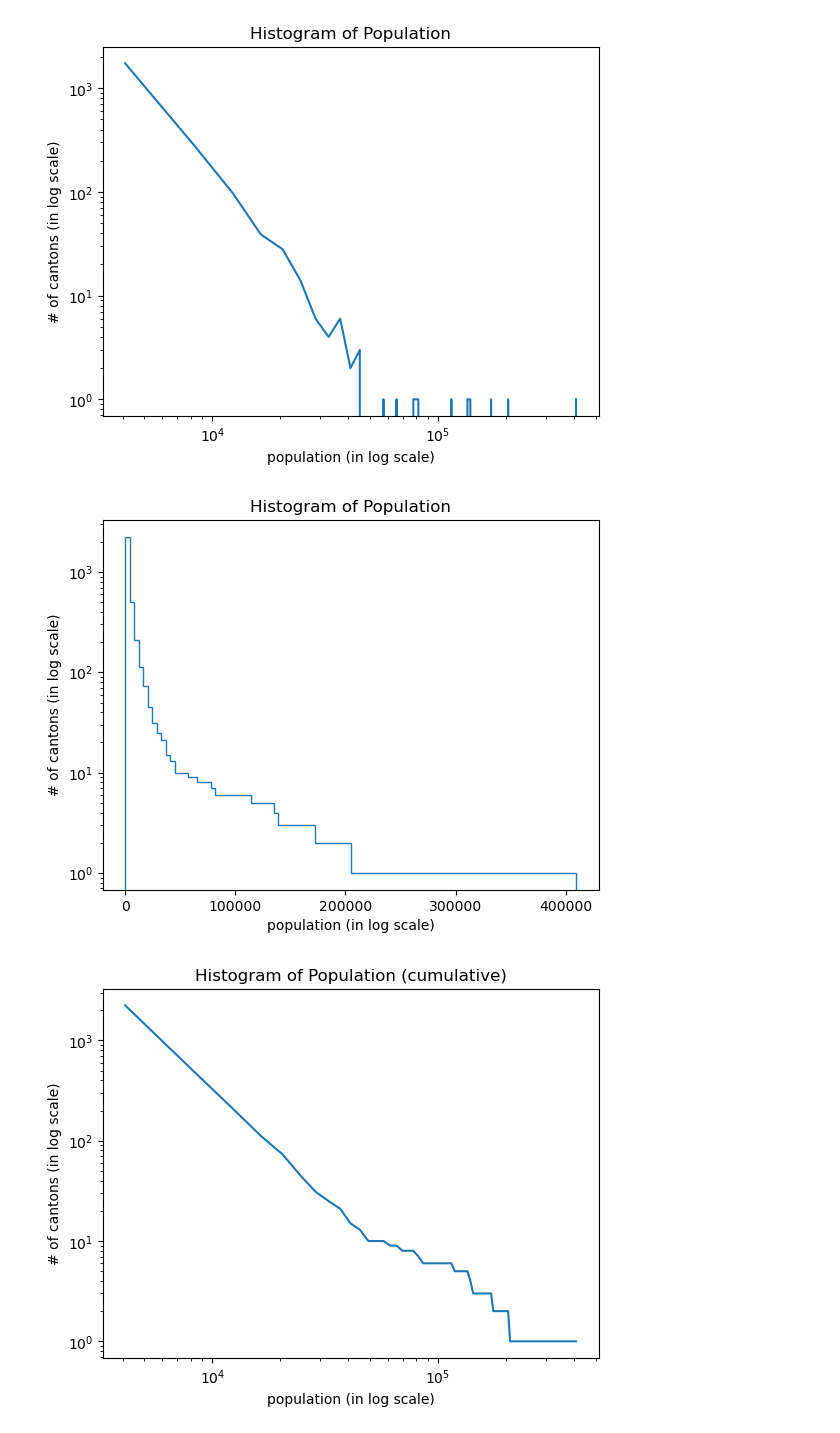
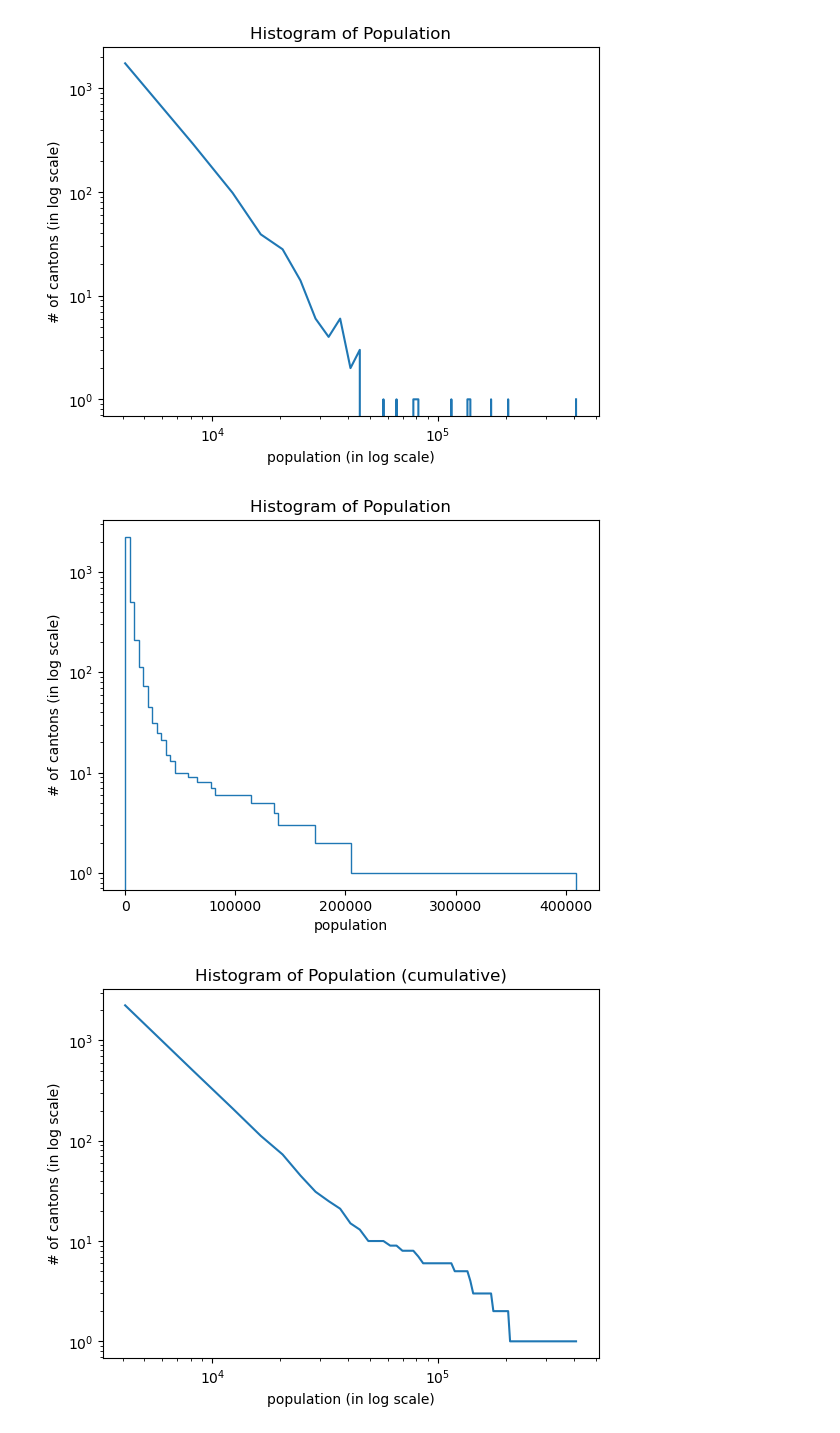
Before and after one commit to Dustmamat/AppliedDataAnalysis, a Jupyter notebook: Exercises/02 - Data viz and data from the web/Becoming a DataVizard exercise- my_solution.ipynb, the cells around one changed output. Cells and saved outputs as stored; diff of their text form; code cells hidden in the pictures.

```diff
--- a/Exercises/02 - Data viz and data from the web/Becoming a DataVizard exercise- my_solution.ipynb
+++ b/Exercises/02 - Data viz and data from the web/Becoming a DataVizard exercise- my_solution.ipynb
@@ -371,11 +371,11 @@ number_bins = np.logspace(np.log10(min(pop_per_commune['population_Dec'])), np.l
 # %%
 cumulative = plt.hist(pop_per_commune['population_Dec'], bins = 100, cumulative = -1, log = True, histtype = 'step')
 plt.title('Histogram of Population')
 plt.ylabel('# of cantons (in log scale)')
-plt.xlabel('population (in log scale)')
+plt.xlabel('population')
 plt.show()
 # %% [output]
-[figure, old version]
+[figure, new version]
 # %%
 plt.loglog(cumulative[1][1:],cumulative[0])
 plt.title('Histogram of Population (cumulative)')
```
Also changed, not shown: 1 other file.
